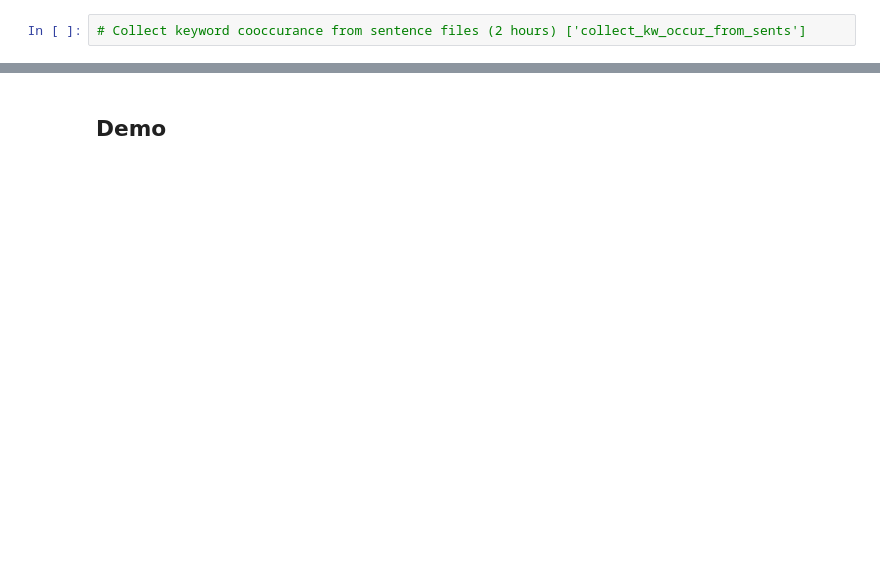
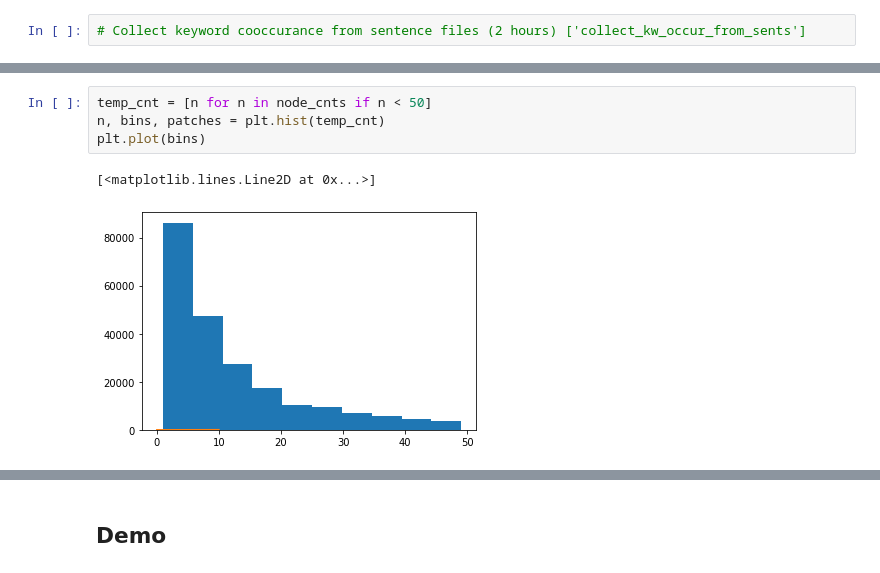
Before and after one commit to ZhuKerui/Forward, a Jupyter notebook: nb/extract_wiki.ipynb, the cells around one changed output, grey strips where cells are left out. Cells and saved outputs as stored; diff of their text form; blank space fills up the shorter version.

```diff
--- a/nb/extract_wiki.ipynb
+++ b/nb/extract_wiki.ipynb
@@ -518,0 +399,7 @@ for patt in patterns:
+# %%
+temp_cnt = [n for n in node_cnts if n < 50]
+n, bins, patches = plt.hist(temp_cnt)
+plt.plot(bins)
+# %% [output]
+[<matplotlib.lines.Line2D at 0x...>]
+[figure, added]
```
Also changed, not shown: parts of 102 cells of this notebook, 1 other file.
